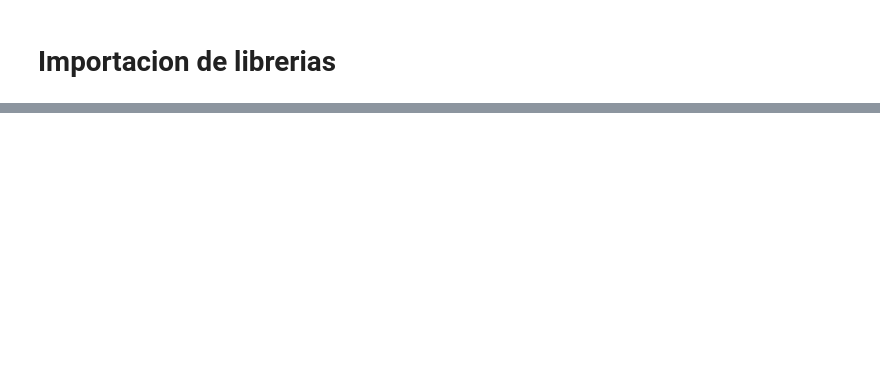
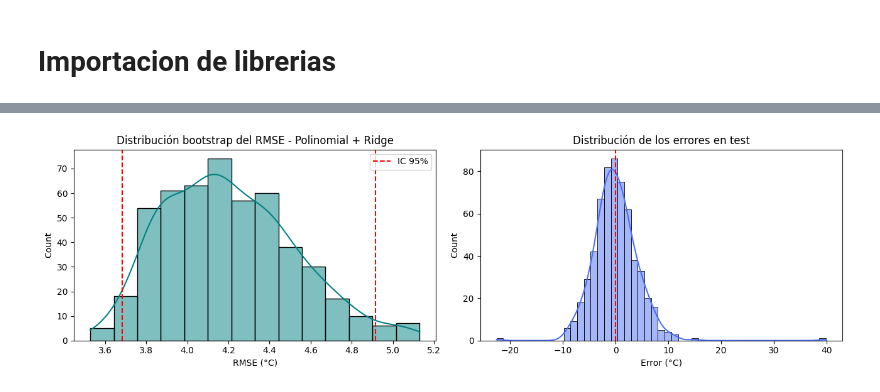
Before and after one commit to SantiTV/Laboratorios-ML-202620, a Jupyter notebook: Lab2.ipynb, the cells around one changed output, grey strips where cells are left out. Cells and saved outputs as stored; diff of their text form; code cells hidden in the pictures; blank space fills up the shorter version.

```diff
--- a/Lab2.ipynb
+++ b/Lab2.ipynb
@@ -235,0 +606,27 @@ R2 IC 95%: [-11.22969326   0.49412187]
+# %%
+n_bootstraps = 500
+rmse_boot, mae_boot, r2_boot = [], [], []
+rng = np.random.RandomState(42)
+
+y_pred_test = best_model.predict(X_test)   # se predice una vez y se remuestrean las predicciones
+
+for _ in range(n_bootstraps):
+    indices = rng.randint(0, len(X_test), len(X_test))
+    y_real_b = y_test.values[indices]
+    y_pred_b = y_pred_test[indices]
+
+    rmse_boot.append(np.sqrt(mean_squared_error(y_real_b, y_pred_b)))
+    mae_boot.append(mean_absolute_error(y_real_b, y_pred_b))
+    r2_boot.append(r2_score(y_real_b, y_pred_b))
+
+ic = pd.DataFrame({
+    'Métrica': ['RMSE', 'MAE', 'R²'],
+    'Estimación': [np.mean(rmse_boot), np.mean(mae_boot), np.mean(r2_boot)],
+    'IC 95% inferior': [np.percentile(v, 2.5) for v in [rmse_boot, mae_boot, r2_boot]],
+    'IC 95% superior': [np.percentile(v, 97.5) for v in [rmse_boot, mae_boot, r2_boot]],
+}).set_index('Métrica')
+
+print(f"--- INTERVALOS DE CONFIANZA AL 95% ({n_bootstraps} remuestreos) ---")
+print(ic.round(3).to_string())
+print()
+print(f"Ancho del IC del RMSE: {ic.loc['RMSE','IC 95% superior'] - ic.loc['RMSE','IC 95% inferior']:.3f} °C")
@@ -235,0 +642,20 @@ R2 IC 95%: [-11.22969326   0.49412187]
+# %%
+fig, axes = plt.subplots(1, 2, figsize=(13,4))
+
+sns.histplot(rmse_boot, kde=True, color='teal', ax=axes[0])
+axes[0].axvline(np.percentile(rmse_boot, 2.5), color='red', linestyle='--', label='IC 95%')
+axes[0].axvline(np.percentile(rmse_boot, 97.5), color='red', linestyle='--')
+axes[0].set_title(f"Distribución bootstrap del RMSE - {mejor_nombre_modelo}")
+axes[0].set_xlabel("RMSE (°C)")
+axes[0].legend()
+
+residuales_test = y_test.values - y_pred_test
+sns.histplot(residuales_test, kde=True, color='#4C6EF5', ax=axes[1])
+axes[1].axvline(0, color='red', linestyle='--')
+axes[1].set_title("Distribución de los errores en test")
+axes[1].set_xlabel("Error (°C)")
+
+plt.tight_layout()
+plt.show()
+# %% [output]
+[figure, added]
```
Also changed, not shown: parts of 61 cells of this notebook, 2 other files.
